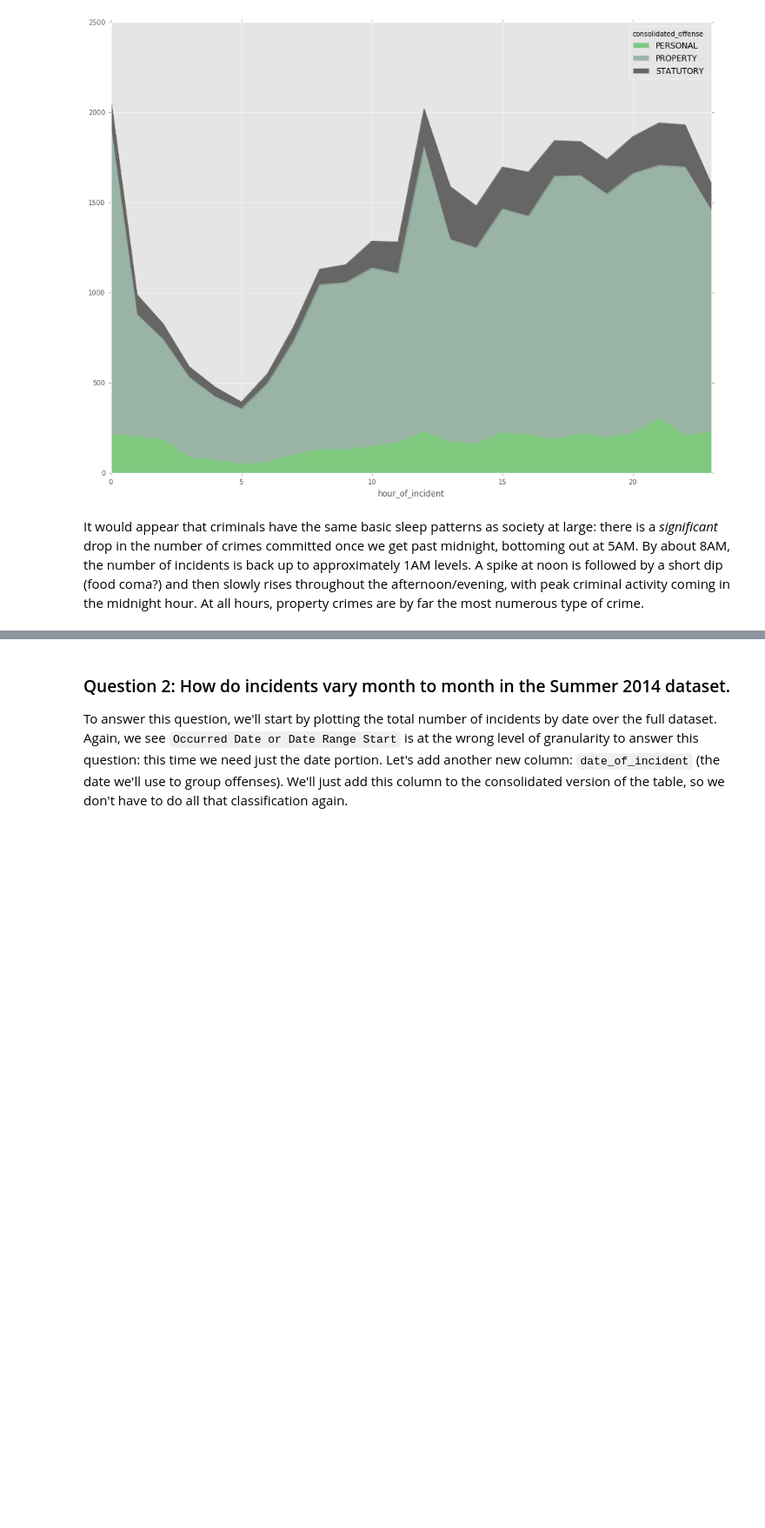
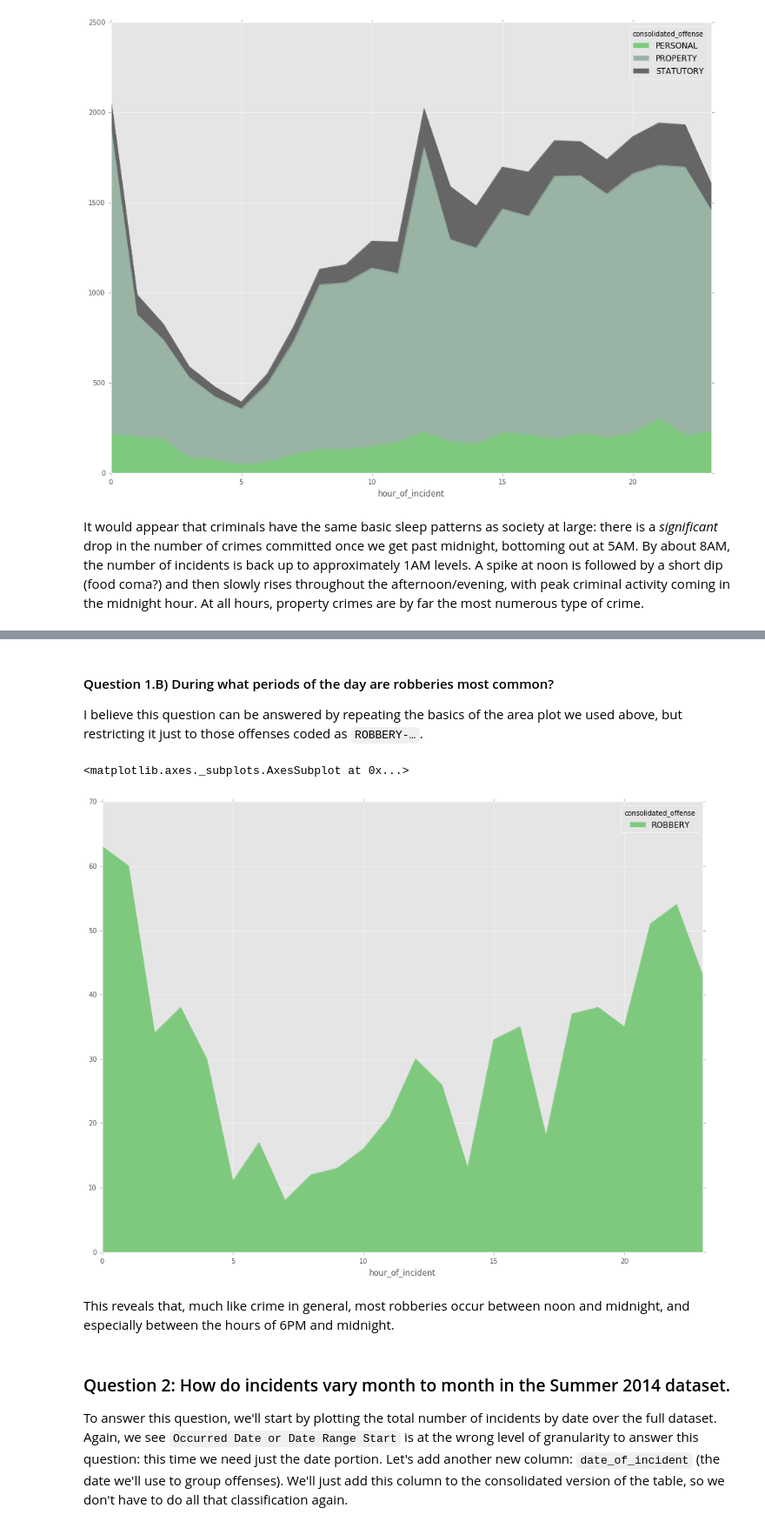
Before and after one commit to gthank/datasci_assignment_six, a Jupyter notebook: crime_analytics.ipynb, the cells around one changed output, grey strips where cells are left out. Shown: that part at 87% size. Saved outputs shown, nothing was run; the diff lists cells and outputs as text; code cells hidden in the pictures; blank space fills up the shorter version.

Commit message:
finish analysis for subquestions of Question 1.

```diff
--- a/crime_analytics.ipynb
+++ b/crime_analytics.ipynb
@@ -375,3 +397,29 @@ It would appear that criminals have the same basic sleep patterns as society at
+# %% [markdown]
+#### Question 1.B) During what periods of the day are robberies most common?
+
+I believe this question can be answered by repeating the basics of the area plot we used above, but restricting it just to those offenses coded as `ROBBERY-…`.
+# %%
+robberies_with_hour = (full_partly_consolidated_with_hour
+    >> sift(X.consolidated_offense == 'ROBBERY')
+)
+hour_and_robberies = robberies_with_hour.pivot_table(
+    index="hour_of_incident",  # We're going to use the date of the offense as the index.
+    columns="consolidated_offense",  # For each type of offense, we'll create a new column.
+    values="identity",  # The value we're counting; in the raw data, this is a 1 for
+                        # each offense.
+    aggfunc=sum,  # We want to roll up our count of `identity` for each category, so
+                  # we use the ``sum`` aggregation. If we omit this, the entire pivot
+                  # operation will fail because we will have more than one row for
+                  # each date.
+    dropna=False,  # We don't want to drop missing values; we'll use a "filler" value instead.
+    fill_value=0  # 0, to be precise.
+)
+hour_and_robberies.plot.area(figsize=(16,12), colormap='Accent')
+# %% [output]
+<matplotlib.axes._subplots.AxesSubplot at 0x...>
+[figure, added]
+# %% [markdown]
+This reveals that, much like crime in general, most robberies occur between noon and midnight, and especially between the hours of 6PM and midnight.
 # %% [markdown]
 ### Question 2: How do incidents vary month to month in the Summer 2014 dataset.
 
```
Also changed, not shown: parts of 6 cells of this notebook.
